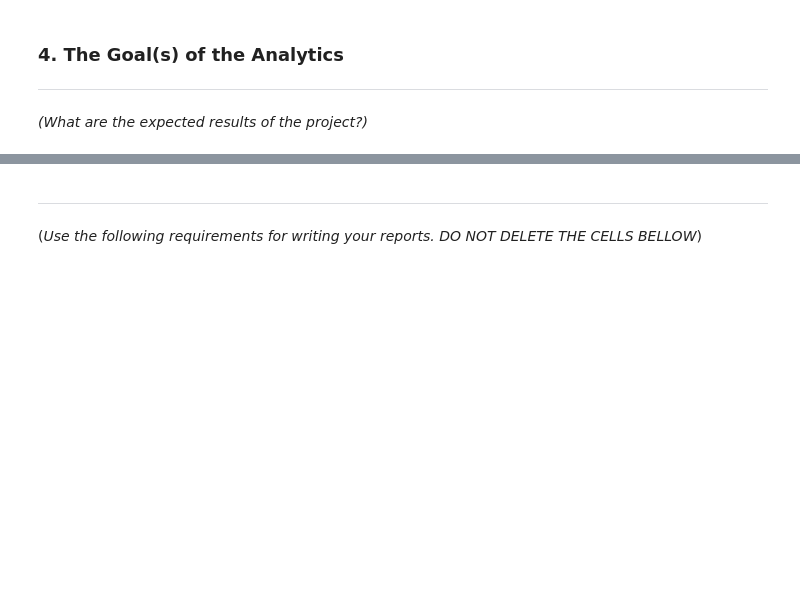
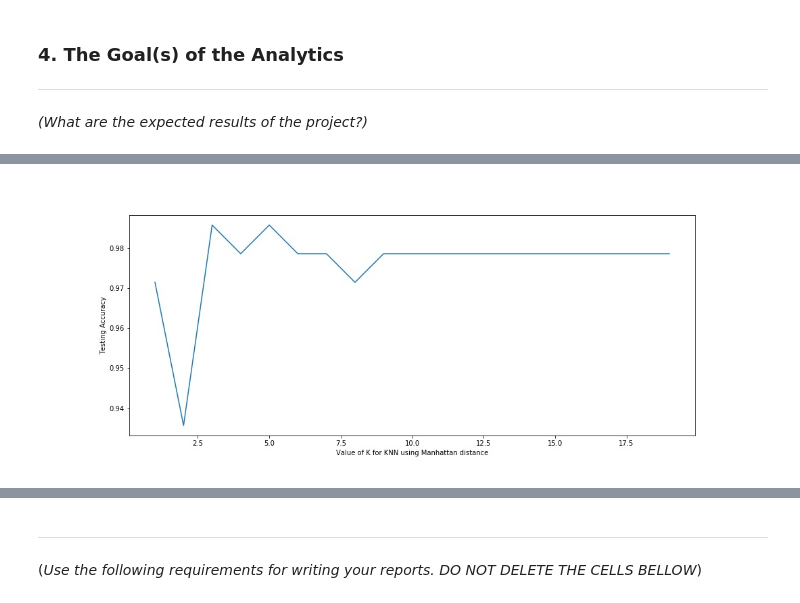
Before and after one commit to linhmai1603/info213, a Jupyter notebook: INFO213-Project-Proposal.ipynb, the cells around one changed output, grey strips where cells are left out. Cells and saved outputs as stored; diff of their text form; code cells hidden in the pictures; blank space fills up the shorter version.

```diff
--- a/INFO213-Project-Proposal.ipynb
+++ b/INFO213-Project-Proposal.ipynb
@@ -33,0 +93,5 @@ You are asked to propose a final project and present in the class. This proposal
+# %%
+from IPython.display import Image
+Image(filename='Manhattan.jpg')
+# %% [output]
+[figure, added]
```
Also changed, not shown: parts of 12 cells of this notebook, 9 other files.
